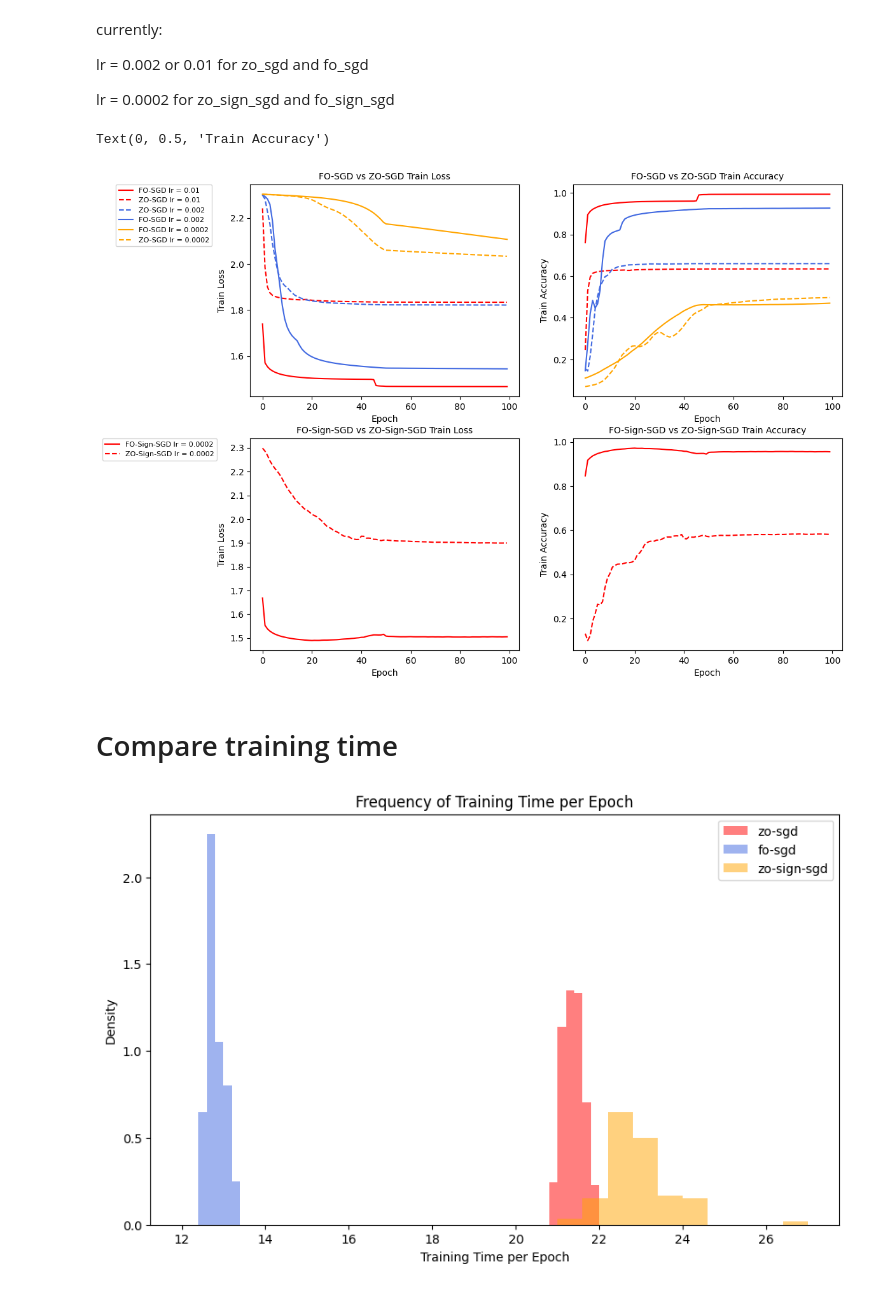
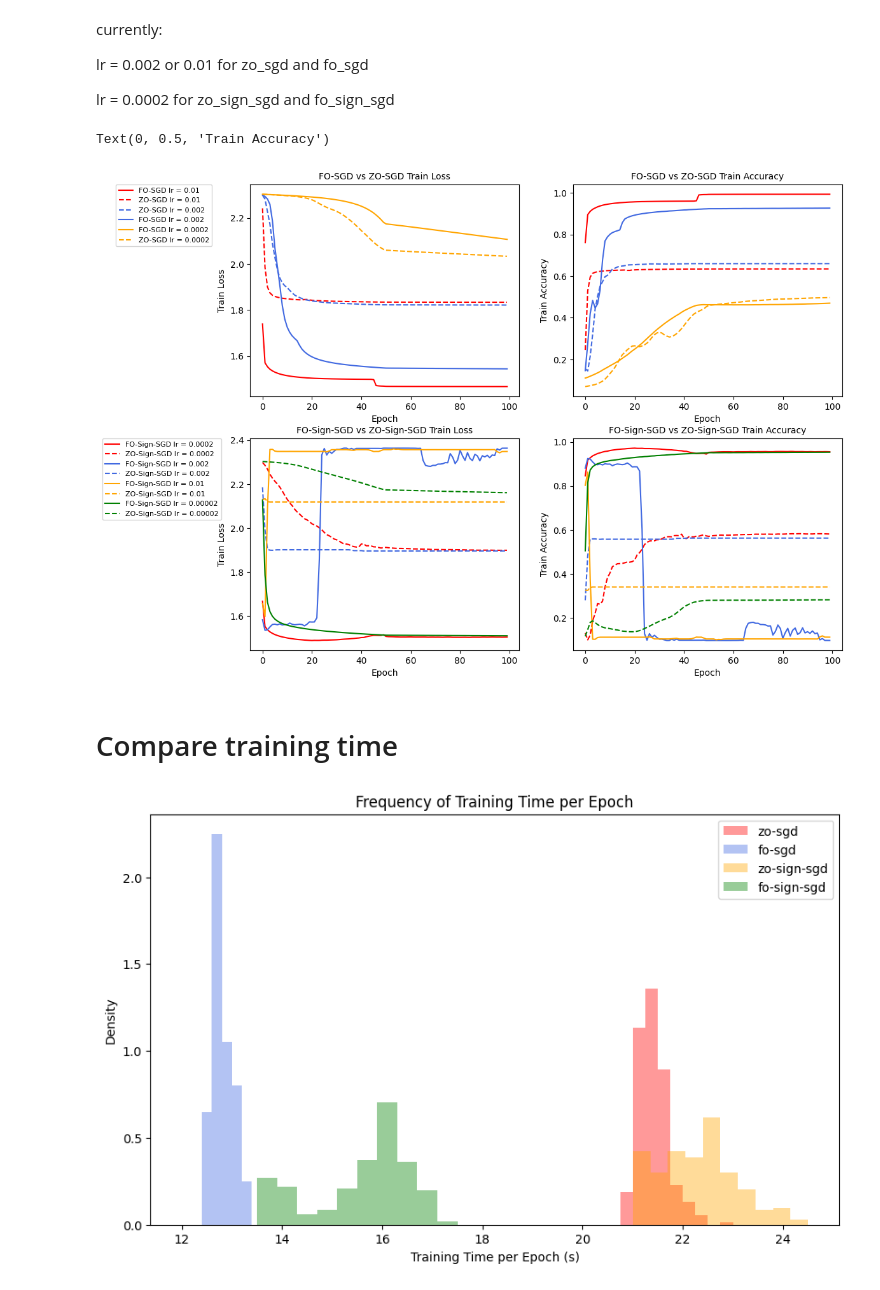
Before and after one commit to Ivonne320/ZO-SGD_vs_FO-SGD, a Jupyter notebook: data_analysis.ipynb, the cells around one changed output. Cells and saved outputs as stored; diff of their text form; code cells hidden in the pictures.

```diff
--- a/data_analysis.ipynb
+++ b/data_analysis.ipynb
@@ -13,14 +13,17 @@ files_zo_sgd = ['firstrun_mynet_zo_sgd-ep_60-lr_0.01-eps_0.001',
 df_METRICS_ZO_SIGN_SGD = {}
 files_zo_sign_sgd = ['firstrun_mynet_zo_sign_sgd-ep_3-lr_0.001-eps_0.001','secondrun_mynet_zo_sign_sgd-ep_12-lr_0.001-eps_0.001',
                      'thirdrun_mynet_zo_sign_sgd-ep_5-lr_0.001-eps_0.001',
-                     'mynet_zo_sign_sgd-ep_90-lr_0.0002-bs_64','zofosignsgd-zo-0.01_mynet_zo_sign_sgd-ep_0-lr_0.01-eps_0.001']
+                     'mynet_zo_sign_sgd-ep_90-lr_0.0002-bs_64','zofosignsgd-zo-0.01_mynet_zo_sign_sgd-ep_0-lr_0.01-eps_0.001',
+                     'zofosignsgd-zo-0.002_mynet_zo_sign_sgd-ep_41-lr_0.002-eps_0.001','zofosignsgd-zo-0.00002_mynet_zo_sign_sgd-ep_99-lr_2e-05-eps_0.001']
 df_METRICS_FO_SGD = {}
 files_fo_sgd = ['firstrun_mynet_fo_sgd-ep_73-lr_0.01-momentum_0.9','secondrun_mynet_fo_sgd-ep_99-lr_0.01-momentum_0.9',
                 'thirdrun_mynet_fo_sgd-ep_92-lr_0.01-momentum_0.9','mynet_fo_sgd-ep_95-lr_0.002-bs_64',
                 'zofosgd_fo-0.0002_mynet_fo_sgd-ep_99-lr_0.0002-momentum_0']
 df_METRICS_FO_SIGN_SGD = {}
 files_fo_sign_sgd = ['firstrun_mynet_fo_sign_sgd-ep_59-lr_0.0001','secondrun_mynet_fo_sign_sgd-ep_77-lr_0.0001',
-                     'thirdrun_mynet_fo_sign_sgd-ep_47-lr_0.0001','mynet_fo_sign_sgd-ep_19-lr_0.0002-bs_64']
+                     'thirdrun_mynet_fo_sign_sgd-ep_47-lr_0.0001','mynet_fo_sign_sgd-ep_19-lr_0.0002-bs_64',
+                     'zofosignsgd-fo-0.01_mynet_fo_sign_sgd-ep_1-lr_0.01','zofosignsgd-fo-0.002_mynet_fo_sign_sgd-ep_1-lr_0.002',
+                     'zofosignsgd-fo-0.00002_mynet_fo_sign_sgd-ep_92-lr_2e-05']
 
 for file in files_zo_sgd:
     df_METRICS_ZO_SGD[file] = pd.read_csv(PATH + '\\' + file + '.csv')
@@ -247,6 +250,12 @@ axs[0,1].set_ylabel('Train Accuracy')
 # zo_sign_sgd vs fo_sign_sgd train loss
 axs[1,0].plot(df_METRICS_FO_SIGN_SGD['mynet_fo_sign_sgd-ep_19-lr_0.0002-bs_64']['train_loss'],label="FO-Sign-SGD lr = 0.0002",color='red')
 axs[1,0].plot(df_METRICS_ZO_SIGN_SGD['mynet_zo_sign_sgd-ep_90-lr_0.0002-bs_64']['train_loss'],label="ZO-Sign-SGD lr = 0.0002",linestyle='dashed',color='red')
+axs[1,0].plot(df_METRICS_FO_SIGN_SGD['zofosignsgd-fo-0.002_mynet_fo_sign_sgd-ep_1-lr_0.002']['train_loss'],label="FO-Sign-SGD lr = 0.002",color='royalblue')
+axs[1,0].plot(df_METRICS_ZO_SIGN_SGD['zofosignsgd-zo-0.002_mynet_zo_sign_sgd-ep_41-lr_0.002-eps_0.001']['train_loss'],label="ZO-Sign-SGD lr = 0.002",linestyle='dashed',color='royalblue')
+axs[1,0].plot(df_METRICS_FO_SIGN_SGD['zofosignsgd-fo-0.01_mynet_fo_sign_sgd-ep_1-lr_0.01']['train_loss'],label="FO-Sign-SGD lr = 0.01",color='orange')
+axs[1,0].plot(df_METRICS_ZO_SIGN_SGD['zofosignsgd-zo-0.01_mynet_zo_sign_sgd-ep_0-lr_0.01-eps_0.001']['train_loss'],label="ZO-Sign-SGD lr = 0.01",linestyle='dashed',color='orange')
+axs[1,0].plot(df_METRICS_FO_SIGN_SGD['zofosignsgd-fo-0.00002_mynet_fo_sign_sgd-ep_92-lr_2e-05']['train_loss'],label="FO-Sign-SGD lr = 0.00002",color='green')
+axs[1,0].plot(df_METRICS_ZO_SIGN_SGD['zofosignsgd-zo-0.00002_mynet_zo_sign_sgd-ep_99-lr_2e-05-eps_0.001']['train_loss'],label="ZO-Sign-SGD lr = 0.00002",linestyle='dashed',color='green')
 axs[1,0].set_title("FO-Sign-SGD vs ZO-Sign-SGD Train Loss",fontsize=10)
 axs[1,0].set_xlabel("Epoch")
 axs[1,0].set_ylabel('Train Loss')
@@ -255,12 +264,18 @@ axs[1,0].legend(bbox_to_anchor=(-0.55, 1), loc='upper left', borderaxespad=0.,fo
 # zo_sign_sgd vs fo_sign_sgd train accuracy
 axs[1,1].plot(df_METRICS_FO_SIGN_SGD['mynet_fo_sign_sgd-ep_19-lr_0.0002-bs_64']['train_acc'],label="FO-Sign-SGD lr = 0.0002",color='red')
 axs[1,1].plot(df_METRICS_ZO_SIGN_SGD['mynet_zo_sign_sgd-ep_90-lr_0.0002-bs_64']['train_acc'],label="ZO-Sign-SGD lr = 0.0002",linestyle='dashed',color='red')
+axs[1,1].plot(df_METRICS_FO_SIGN_SGD['zofosignsgd-fo-0.002_mynet_fo_sign_sgd-ep_1-lr_0.002']['train_acc'],label="FO-Sign-SGD lr = 0.002",color='royalblue')
+axs[1,1].plot(df_METRICS_ZO_SIGN_SGD['zofosignsgd-zo-0.002_mynet_zo_sign_sgd-ep_41-lr_0.002-eps_0.001']['train_acc'],label="ZO-Sign-SGD lr = 0.002",linestyle='dashed',color='royalblue')
+axs[1,1].plot(df_METRICS_FO_SIGN_SGD['zofosignsgd-fo-0.01_mynet_fo_sign_sgd-ep_1-lr_0.01']['train_acc'],label="FO-Sign-SGD lr = 0.01",color='orange')
+axs[1,1].plot(df_METRICS_ZO_SIGN_SGD['zofosignsgd-zo-0.01_mynet_zo_sign_sgd-ep_0-lr_0.01-eps_0.001']['train_acc'],label="ZO-Sign-SGD lr = 0.01",linestyle='dashed',color='orange')
+axs[1,1].plot(df_METRICS_FO_SIGN_SGD['zofosignsgd-fo-0.00002_mynet_fo_sign_sgd-ep_92-lr_2e-05']['train_acc'],label="FO-Sign-SGD lr = 0.00002",color='green')
+axs[1,1].plot(df_METRICS_ZO_SIGN_SGD['zofosignsgd-zo-0.00002_mynet_zo_sign_sgd-ep_99-lr_2e-05-eps_0.001']['train_acc'],label="ZO-Sign-SGD lr = 0.00002",linestyle='dashed',color='green')
 axs[1,1].set_title("FO-Sign-SGD vs ZO-Sign-SGD Train Accuracy",fontsize=10)
 axs[1,1].set_xlabel("Epoch")
 axs[1,1].set_ylabel('Train Accuracy')
 # %% [output]
 Text(0, 0.5, 'Train Accuracy')
-[figure, old version]
+[figure, new version]
 # %% [markdown]
 # Compare training time
 # %%
@@ -270,36 +285,36 @@ zo_sign_sgd_times = []
 fo_sign_sgd_times = []
 
 for file in files_fo_sgd:
     df = df_METRICS_FO_SGD[file]
     if 'time' in df.columns:
         fo_sgd_times.extend(df['time'])
 for file in files_zo_sgd:
     df = df_METRICS_ZO_SGD[file]
     if 'time' in df.columns:
         zo_sgd_times.extend(df['time'])
 
 for file in files_fo_sign_sgd:
     df = df_METRICS_FO_SIGN_SGD[file]
     if 'time' in df.columns:
         fo_sign_sgd_times.extend(df['time'])
 for file in files_zo_sign_sgd:
     df = df_METRICS_ZO_SIGN_SGD[file]
     if 'time' in df.columns:
         zo_sign_sgd_times.extend(df['time'])
 
 plt.figure(figsize=(10, 6))
-plt.hist(zo_sgd_times, bins=10, alpha=0.5, label='zo-sgd',color='red',density=True,range=(20,22))
-plt.hist(fo_sgd_times, bins=10, alpha=0.5, label='fo-sgd',color='royalblue',density=True,range=(12,14))
+plt.hist(zo_sgd_times, bins=10, alpha=0.4, label='zo-sgd',color='red',density=True,range=(20.5,23))
+plt.hist(fo_sgd_times, bins=10, alpha=0.4, label='fo-sgd',color='royalblue',density=True,range=(12,14))
 
-plt.hist(zo_sign_sgd_times, bins=10, alpha=0.5, label='zo-sign-sgd',density=True,color='orange',range=(21,27))
-#plt.hist(fo_sign_sgd_times, bins=10, alpha=0.5, label='fo-sign-sgd')
+plt.hist(zo_sign_sgd_times, bins=10, alpha=0.4, label='zo-sign-sgd',density=True,color='orange',range=(21,24.5))
+plt.hist(fo_sign_sgd_times, bins=10, alpha=0.4, label='fo-sign-sgd',density=True,color='green',range=(13.5,17.5))
 
-plt.xlabel('Training Time per Epoch')
+plt.xlabel('Training Time per Epoch (s)')
 plt.ylabel('Density')
 plt.title('Frequency of Training Time per Epoch')
 plt.legend()
 
 
 plt.show()
 # %% [output]
-[figure, old version]
+[figure, new version]
```
Also changed, not shown: 5 other files.
